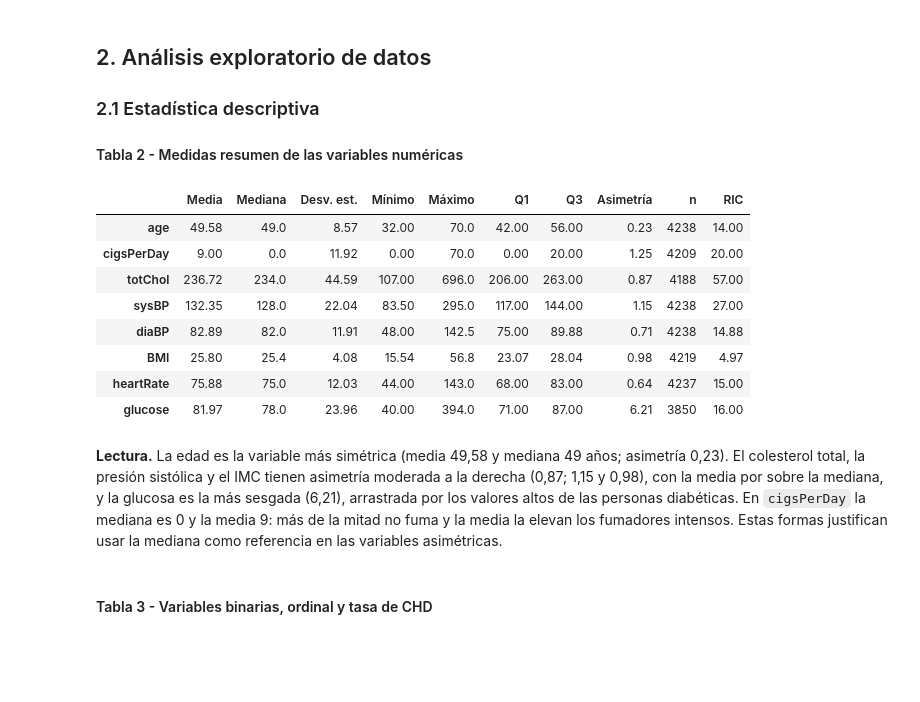
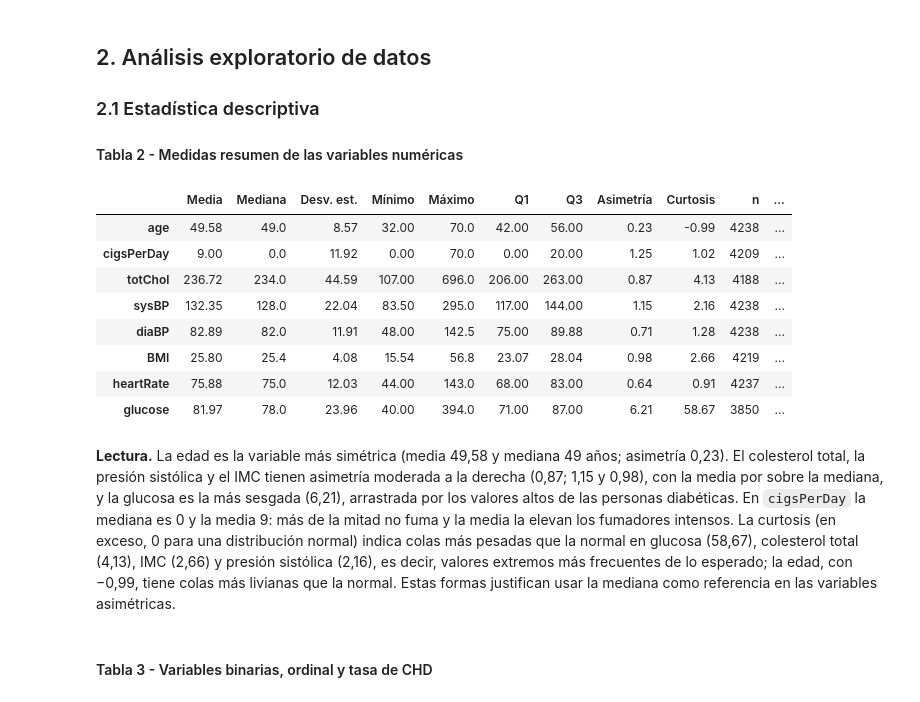
Before and after one commit to fdiaztoro/proyecto-grupo3-mcdi501, a Jupyter notebook: informes/sumativa-1-analisis-exploratorio-inferencial/Sumativa1_FraminghamHeartStudy_Codigo.ipynb, the cells around one changed output. Cells and saved outputs as stored; diff of their text form; code cells hidden in the pictures; blank space fills up the shorter version.

Commit message:
feat: agrega curtosis a la estadística descriptiva de la Sumativa 1

```diff
--- a/informes/sumativa-1-analisis-exploratorio-inferencial/Sumativa1_FraminghamHeartStudy_Codigo.ipynb
+++ b/informes/sumativa-1-analisis-exploratorio-inferencial/Sumativa1_FraminghamHeartStudy_Codigo.ipynb
@@ -320,27 +320,28 @@ mediana como referencia robusta. Las decisiones se resumen así:
 # %%
 cuant = ["age", "cigsPerDay", "totChol", "sysBP", "diaBP", "BMI", "heartRate", "glucose"]
 desc = df[cuant].describe().T[["mean", "50%", "std", "min", "max", "25%", "75%"]]
 desc["skew"] = df[cuant].skew()
+desc["kurt"] = df[cuant].kurt()
 desc["n"] = df[cuant].notna().sum()
-desc.columns = ["Media", "Mediana", "Desv. est.", "Mínimo", "Máximo", "Q1", "Q3", "Asimetría", "n"]
+desc.columns = ["Media", "Mediana", "Desv. est.", "Mínimo", "Máximo", "Q1", "Q3", "Asimetría", "Curtosis", "n"]
 desc["RIC"] = desc["Q3"] - desc["Q1"]
 desc.round(2)
 # %% [output]
-|  | Media | Mediana | Desv. est. | Mínimo | Máximo | Q1 | Q3 | Asimetría | n | RIC |
-| age | 49.58 | 49.0 | 8.57 | 32.00 | 70.0 | 42.00 | 56.00 | 0.23 | 4238 | 14.00 |
-| cigsPerDay | 9.00 | 0.0 | 11.92 | 0.00 | 70.0 | 0.00 | 20.00 | 1.25 | 4209 | 20.00 |
-| totChol | 236.72 | 234.0 | 44.59 | 107.00 | 696.0 | 206.00 | 263.00 | 0.87 | 4188 | 57.00 |
-| sysBP | 132.35 | 128.0 | 22.04 | 83.50 | 295.0 | 117.00 | 144.00 | 1.15 | 4238 | 27.00 |
-| diaBP | 82.89 | 82.0 | 11.91 | 48.00 | 142.5 | 75.00 | 89.88 | 0.71 | 4238 | 14.88 |
-| BMI | 25.80 | 25.4 | 4.08 | 15.54 | 56.8 | 23.07 | 28.04 | 0.98 | 4219 | 4.97 |
-| heartRate | 75.88 | 75.0 | 12.03 | 44.00 | 143.0 | 68.00 | 83.00 | 0.64 | 4237 | 15.00 |
-| glucose | 81.97 | 78.0 | 23.96 | 40.00 | 394.0 | 71.00 | 87.00 | 6.21 | 3850 | 16.00 |
+|  | Media | Mediana | Desv. est. | Mínimo | Máximo | Q1 | Q3 | Asimetría | Curtosis | n | ... |
+| age | 49.58 | 49.0 | 8.57 | 32.00 | 70.0 | 42.00 | 56.00 | 0.23 | -0.99 | 4238 | ... |
+| cigsPerDay | 9.00 | 0.0 | 11.92 | 0.00 | 70.0 | 0.00 | 20.00 | 1.25 | 1.02 | 4209 | ... |
+| totChol | 236.72 | 234.0 | 44.59 | 107.00 | 696.0 | 206.00 | 263.00 | 0.87 | 4.13 | 4188 | ... |
+| sysBP | 132.35 | 128.0 | 22.04 | 83.50 | 295.0 | 117.00 | 144.00 | 1.15 | 2.16 | 4238 | ... |
+| diaBP | 82.89 | 82.0 | 11.91 | 48.00 | 142.5 | 75.00 | 89.88 | 0.71 | 1.28 | 4238 | ... |
+| BMI | 25.80 | 25.4 | 4.08 | 15.54 | 56.8 | 23.07 | 28.04 | 0.98 | 2.66 | 4219 | ... |
+| heartRate | 75.88 | 75.0 | 12.03 | 44.00 | 143.0 | 68.00 | 83.00 | 0.64 | 0.91 | 4237 | ... |
+| glucose | 81.97 | 78.0 | 23.96 | 40.00 | 394.0 | 71.00 | 87.00 | 6.21 | 58.67 | 3850 | ... |
 # %% [markdown]
 **Lectura.** La edad es la variable más simétrica (media 49,58 y mediana 49 años; asimetría 0,23). El
 colesterol total, la presión sistólica y el IMC tienen asimetría moderada a la derecha (0,87; 1,15 y 0,98), con la
 media por sobre la mediana, y la glucosa es la más sesgada (6,21), arrastrada por los valores altos de las
 personas diabéticas. En `cigsPerDay` la mediana es 0 y la media 9: más de la mitad no fuma y la media la elevan
-los fumadores intensos. Estas formas justifican usar la mediana como referencia en las variables asimétricas.
+los fumadores intensos. La curtosis (en exceso, 0 para una distribución normal) indica colas más pesadas que la normal en glucosa (58,67), colesterol total (4,13), IMC (2,66) y presión sistólica (2,16), es decir, valores extremos más frecuentes de lo esperado; la edad, con −0,99, tiene colas más livianas que la normal. Estas formas justifican usar la mediana como referencia en las variables asimétricas.
 # %% [markdown]
 #### Tabla 3 - Variables binarias, ordinal y tasa de CHD
 # %%
```
Also changed, not shown: parts of 2 cells of this notebook, 2 other files.
